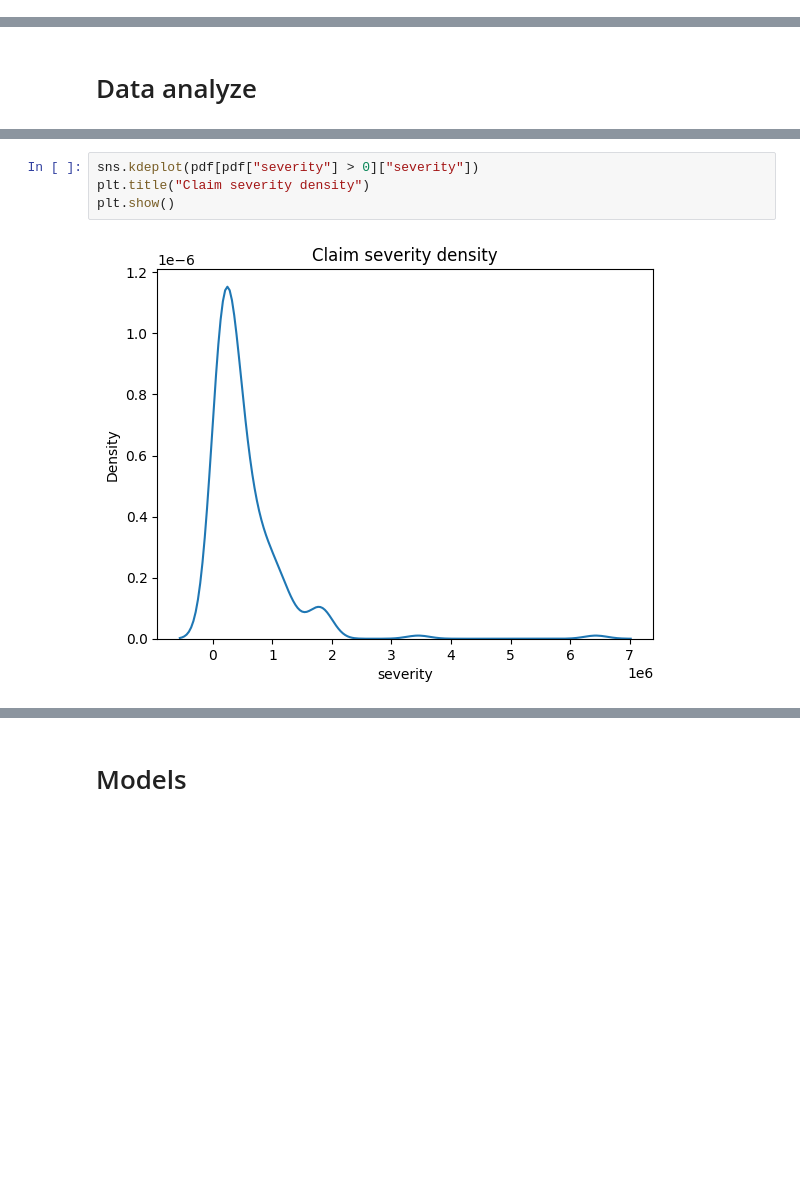
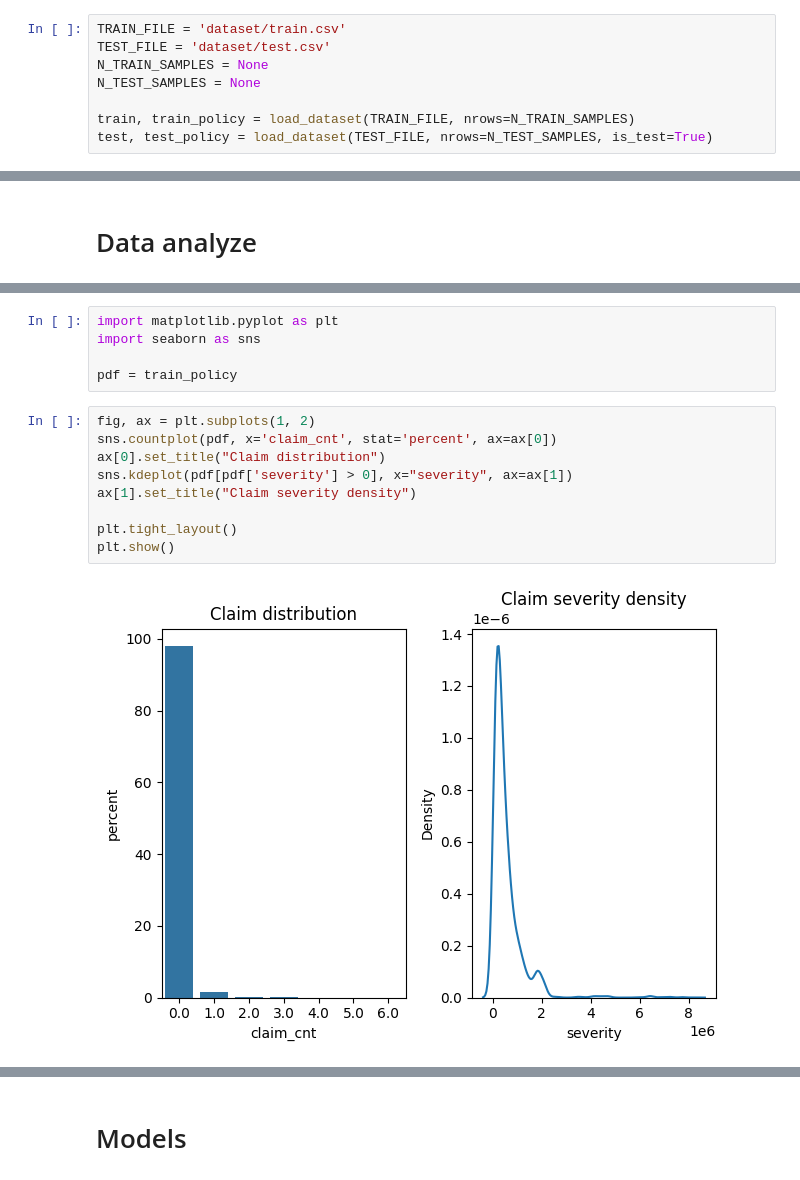
Before and after one commit to EFysl57/risk---, a Jupyter notebook: code.ipynb, the cells around one changed output, grey strips where cells are left out. Saved outputs shown, nothing was run; the diff lists cells and outputs as text; blank space fills up the shorter version.

```diff
--- a/code.ipynb
+++ b/code.ipynb
@@ -76,0 +144,8 @@ max             1.0      1.000000      1.000000      1.000000
+# %%
+TRAIN_FILE = 'dataset/train.csv'
+TEST_FILE = 'dataset/test.csv'
+N_TRAIN_SAMPLES = None
+N_TEST_SAMPLES = None
+
+train, train_policy = load_dataset(TRAIN_FILE, nrows=N_TRAIN_SAMPLES)
+test, test_policy = load_dataset(TEST_FILE, nrows=N_TEST_SAMPLES, is_test=True)
@@ -108,6 +198,16 @@ sns.countplot(pdf, x='claim_cnt', stat='percent')
-# %%
-sns.kdeplot(pdf[pdf["severity"] > 0]["severity"])
-plt.title("Claim severity density")
-plt.show()
-# %% [output]
-[figure, removed]
+# %%
+import matplotlib.pyplot as plt
+import seaborn as sns
+
+pdf = train_policy
+# %%
+fig, ax = plt.subplots(1, 2)
+sns.countplot(pdf, x='claim_cnt', stat='percent', ax=ax[0])
+ax[0].set_title("Claim distribution")
+sns.kdeplot(pdf[pdf['severity'] > 0], x="severity", ax=ax[1])
+ax[1].set_title("Claim severity density")
+
+plt.tight_layout()
+plt.show()
+# %% [output]
+[figure, added]
```
Also changed, not shown: parts of 17 cells of this notebook, 5 other files.
